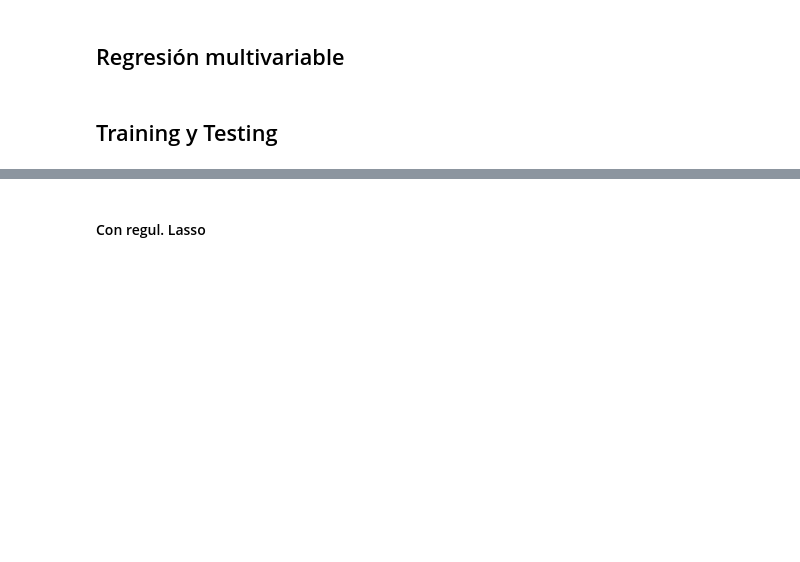
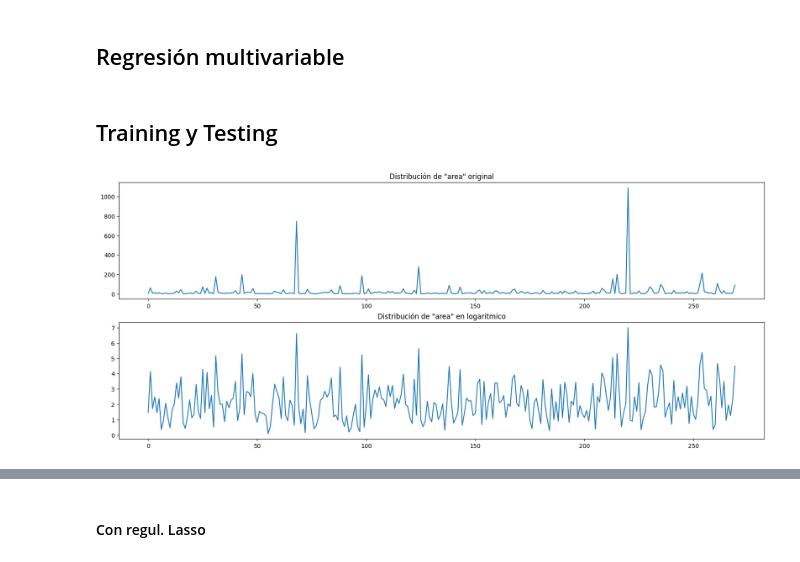
Before and after one commit to Sandovl0593/project1-ML, a Jupyter notebook: main.ipynb, the cells around one changed output, grey strips where cells are left out. Cells and saved outputs as stored; diff of their text form; code cells hidden in the pictures; blank space fills up the shorter version.

```diff
--- a/main.ipynb
+++ b/main.ipynb
@@ -97,6 +134,22 @@ class NoLinearRegression:
         return L, L_reg
 # %% [markdown]
 ## Training y Testing
+# %%
+# Xpd['month'] = pd.Categorical(Xpd['month'], categories=['jan', 'feb', 'mar', 'apr', 'may', 'jun', 'jul', 'aug', 'sep', 'oct', 'nov', 'dec']).codes
+# Xpd['day'] = pd.Categorical(Xpd['day'], categories=['mon', 'tue', 'wed', 'thu', 'fri', 'sat', 'sun']).codes
+
+plt.figure(figsize=(20,8))
+plt.subplot(2,1,1)
+plt.plot(range(Xpd.shape[0]), temp)
+plt.title('Distribución de "area" original')
+
+plt.subplot(2,1,2)
+plt.plot(range(Xpd.shape[0]), yreal)
+plt.title('Distribución de "area" en logaritmico')
+
+plt.show()
+# %% [output]
+[figure, added]
 # %%
 from sklearn.model_selection import train_test_split
 X_train, X_test, y_train, y_test = train_test_split(X, yreal, test_size = 0.3, random_state = 0)
```
Also changed, not shown: parts of 18 cells of this notebook.
